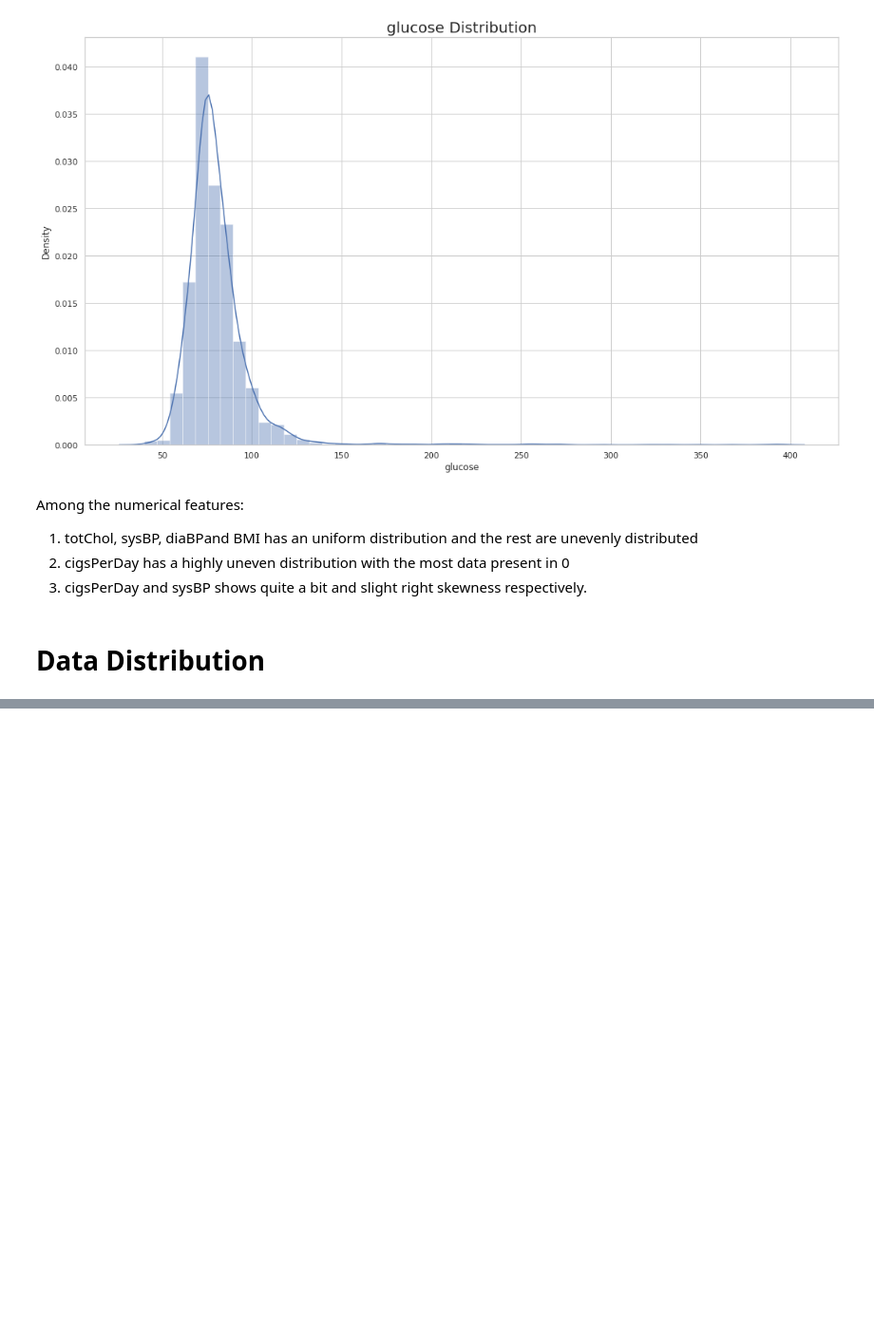
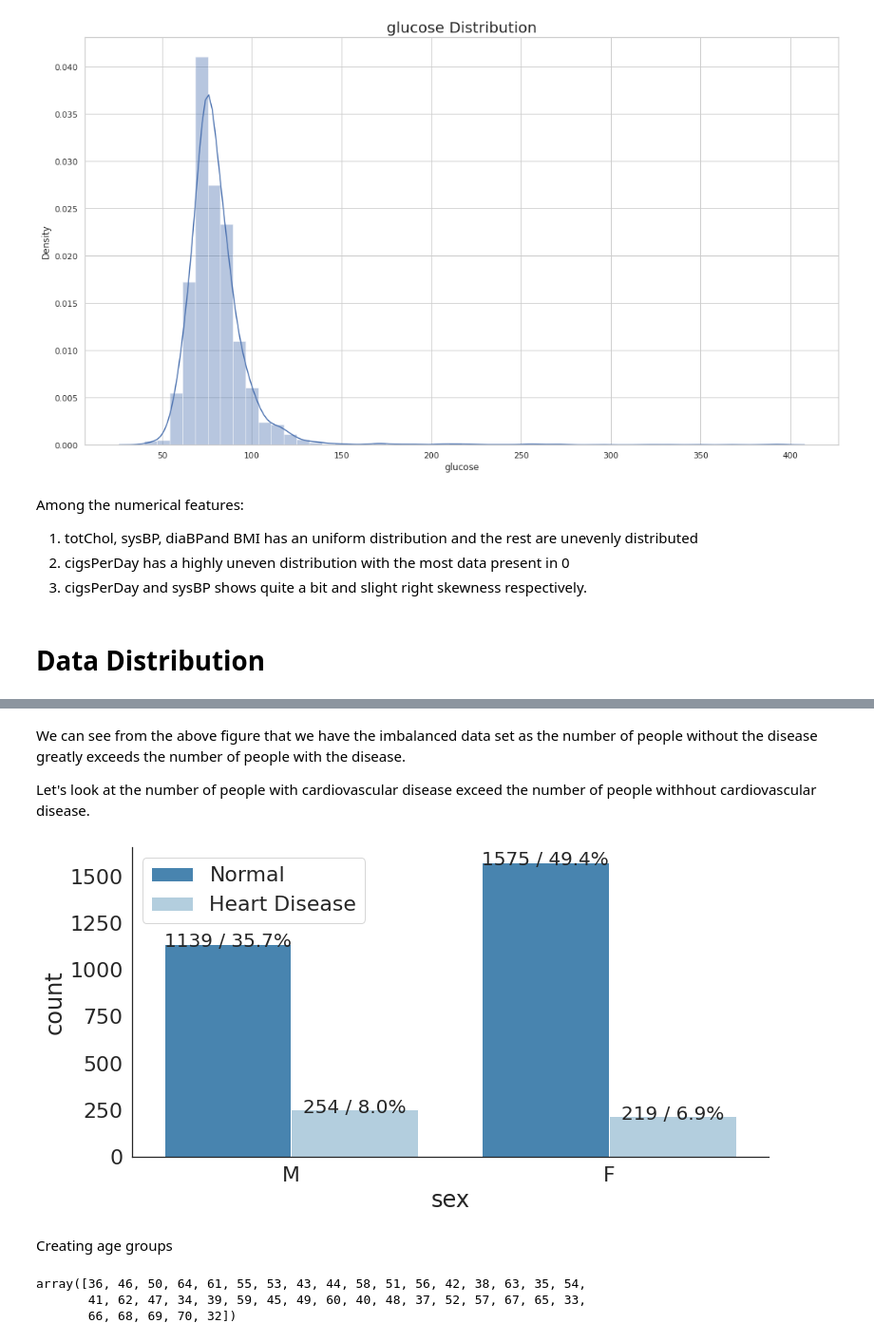
Before and after one commit to chandusayhi/Cardiovascular_Risk_Prediction, a Jupyter notebook: Chandrakant_Cardiovascular_Risk_Prediction.ipynb, the cells around one changed output, grey strips where cells are left out. Shown at 95% size. Drawn from its saved outputs; the diff is of its cells as text; code cells hidden in the pictures; blank space fills up the shorter version.

```diff
--- a/Chandrakant_Cardiovascular_Risk_Prediction.ipynb
+++ b/Chandrakant_Cardiovascular_Risk_Prediction.ipynb
@@ -373,0 +452,26 @@ The data on the prevalent stroke, diabetes, and blood pressure meds are poorly b
+# %% [markdown]
+We can see from the above figure that we have the imbalanced data set as the number of people without the disease greatly exceeds the number of people with the disease.
+
+Let's look at the number of people with cardiovascular disease exceed the number of people withhout cardiovascular disease.
+# %%
+labels = ['Normal','Heart Disease']
+total_cnt = data['TenYearCHD'].count()
+plt.figure(figsize=(12,6))
+sns.set(font_scale = 2)
+sns.set_style("white")
+ax = sns.countplot(data=data, x='sex',hue='TenYearCHD',palette='Blues_r')
+for p in ax.patches:
+    x, height, width = p.get_x(), p.get_height(), p.get_width()
+    ax.text(x + width / 2, height + 10, f'{height} / {height / total_cnt * 100:2.1f}%', va='center', ha='center', size=20)
+plt.legend(labels=labels)
+sns.despine()
+# %% [output]
+[figure, added]
+# %% [markdown]
+Creating age groups
+# %%
+data['age'].unique()
+# %% [output]
+array([36, 46, 50, 64, 61, 55, 53, 43, 44, 58, 51, 56, 42, 38, 63, 35, 54,
+       41, 62, 47, 34, 39, 59, 45, 49, 60, 40, 48, 37, 52, 57, 67, 65, 33,
+       66, 68, 69, 70, 32])
```
Also changed, not shown: parts of 70 cells of this notebook.
